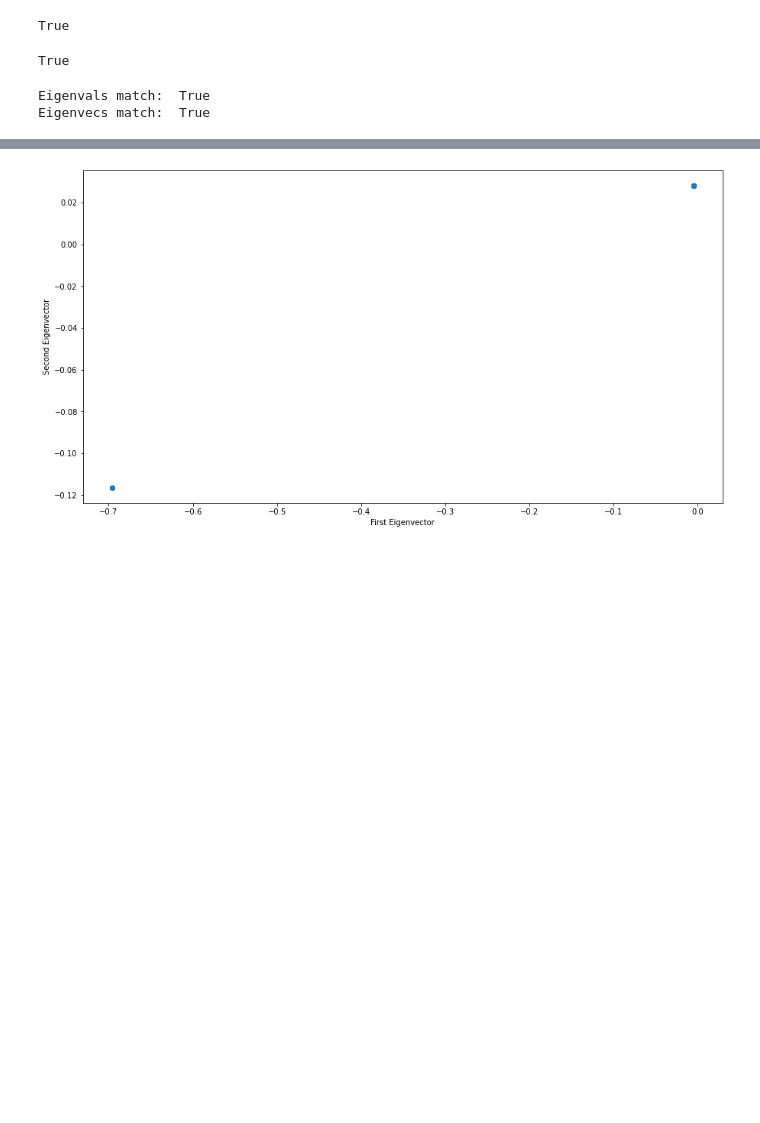
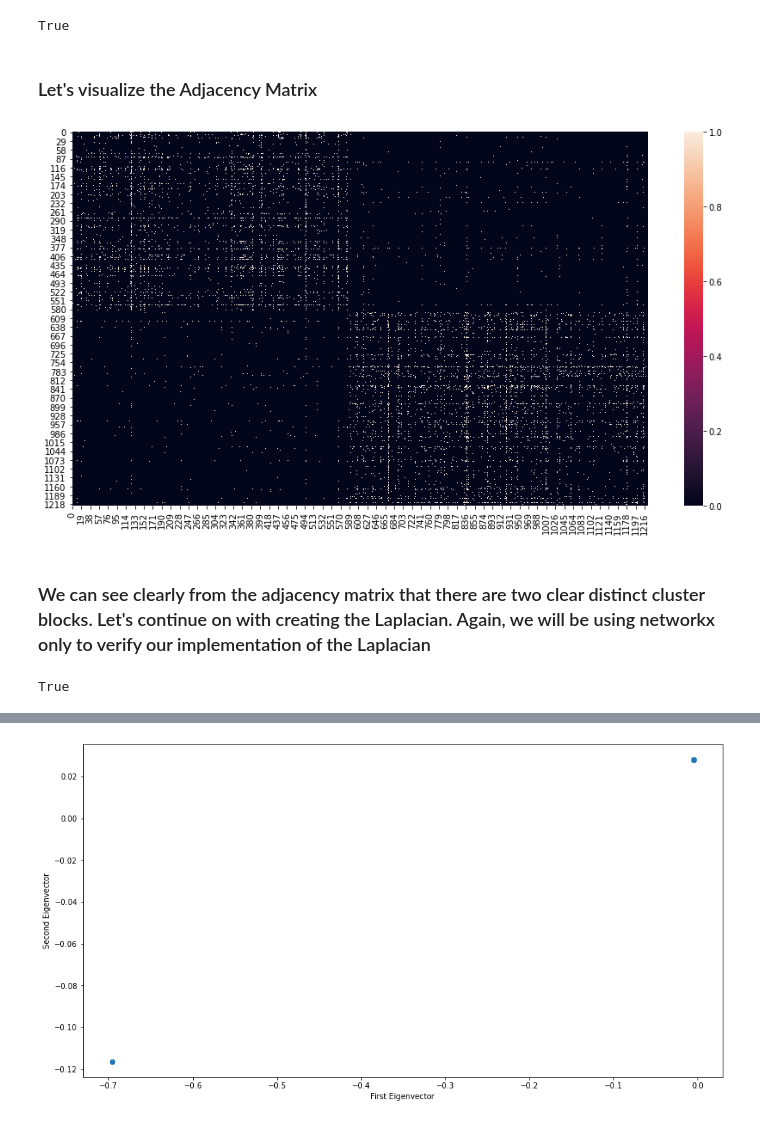
Before and after one commit to Mooseburger1/GT_MASTERS, a Jupyter notebook: Computational_Analytics/HW1/Q3/Q3.ipynb, the cells around one changed output, grey strips where cells are left out. Cells and saved outputs as stored; diff of their text form; code cells hidden in the pictures; blank space fills up the shorter version.

```diff
--- a/Computational_Analytics/HW1/Q3/Q3.ipynb
+++ b/Computational_Analytics/HW1/Q3/Q3.ipynb
@@ -30,6 +351,6 @@ calling from a package.
 # %%
 #load data
-edges = pd.read_csv('edges.edgelist', sep='\t', header=None, names=['from','to'])
+edges = pd.read_csv('edges.txt', sep='\t', header=None, names=['from','to'])
 nodes = pd.read_csv('nodes.txt', sep='\t', header=None, names=['node', 'blog', 'class', 'source'])
 
 print('Total nodes in file: ',len(nodes))
@@ -405,6 +465,16 @@ A = create_A_matrix(nodes.node.values, edges.loc[:, ['from', 'to']].values)
 (A == W).all().all()
 # %% [output]
 True
+# %% [markdown]
+### Let's visualize the Adjacency Matrix
+# %%
+plt.figure(figsize=(15,8))
+sns.heatmap(A)
+plt.show()
+# %% [output]
+[figure, added]
+# %% [markdown]
+### We can see clearly from the adjacency matrix that there are two clear distinct cluster blocks. Let's continue on with creating the Laplacian. Again, we will be using networkx only to verify our implementation of the Laplacian
 # %%
 #networkx laplacian
 Lx = nx.laplacian_matrix(G,nodelist=sorted(G.nodes())).toarray()
@@ -416,16 +486,3 @@ L = create_L_matrix(nodes.node.values, edges.loc[:, ['from', 'to']].values)
 (L == Lx).all().all()
 # %% [output]
 True
-# %%
-#eigvals, eigvects for networkx Laplacian
-valsx, vecsx = eigens(Lx, k=2)
-
-#eigvals, eigvects for my Laplacian
-vals, vecs = eigens(Lx, k=2)
-
-#are eigs equal?
-print('Eigenvals match: ',(valsx == vals).all().all())
-print('Eigenvecs match: ',(vecsx == vecs).all().all())
-# %% [output]
-Eigenvals match:  True
-Eigenvecs match:  True
```
Also changed, not shown: parts of 42 cells of this notebook, 7 other files.
